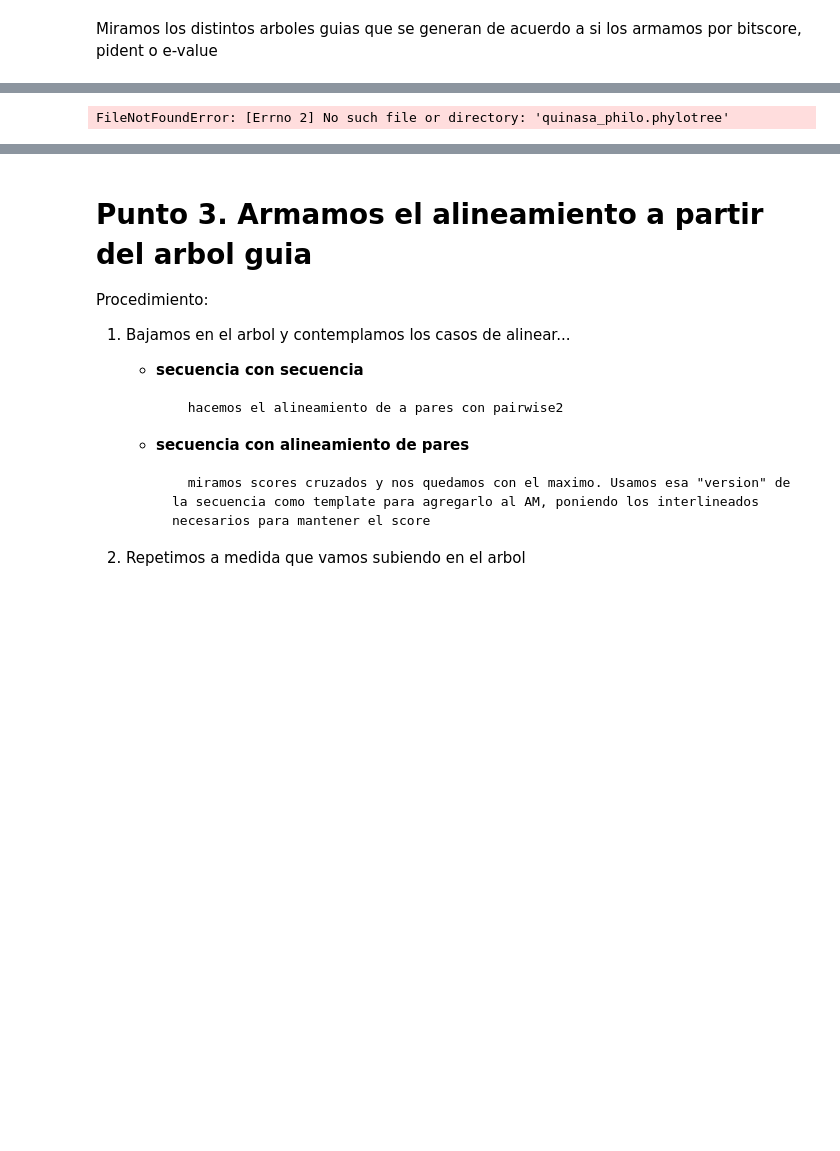
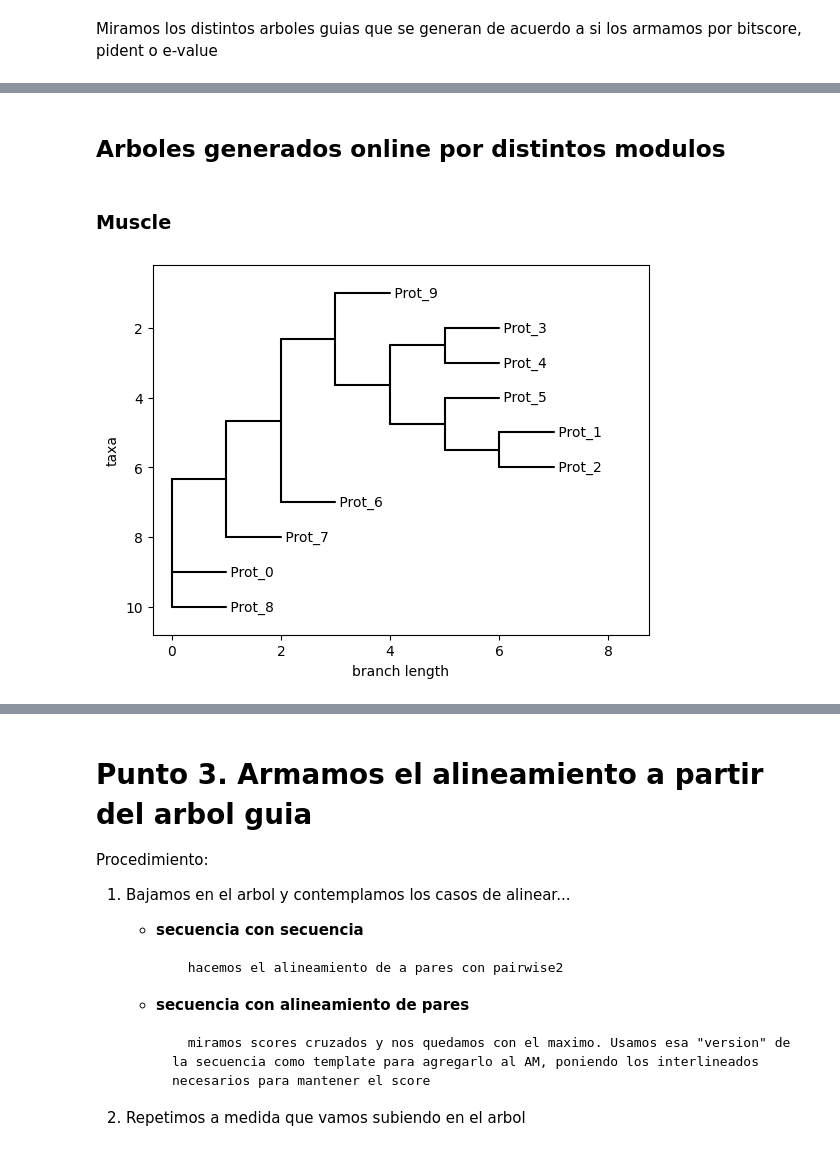
Before and after one commit to NadinaMaia/BioinformaticaAvanzada, a Jupyter notebook: tp3/TP3.ipynb, the cells around one changed output, grey strips where cells are left out. Cells and saved outputs as stored; diff of their text form; code cells hidden in the pictures; blank space fills up the shorter version.

Commit message:
tp3 + arboles

```diff
--- a/tp3/TP3.ipynb
+++ b/tp3/TP3.ipynb
@@ -468,11 +370,15 @@ Matriz actual:
+# %% [markdown]
+## Arboles generados online por distintos modulos
+# %% [markdown]
+### Muscle
 # %%
 #Muscle
-tree = Phylo.read("quinasa_philo.phylotree", "newick")
+tree = Phylo.read("arbol_muscle.phylotree", "newick")
 
 tree_no_lengths = copy.deepcopy(tree)
 for clade in tree_no_lengths.find_clades():
     clade.branch_length = None
 
 Phylo.draw(tree_no_lengths)
 # %% [output]
-FileNotFoundError: [Errno 2] No such file or directory: 'quinasa_philo.phylotree'
+[figure, added]
```
Also changed, not shown: parts of 20 cells of this notebook, 3 other files.
